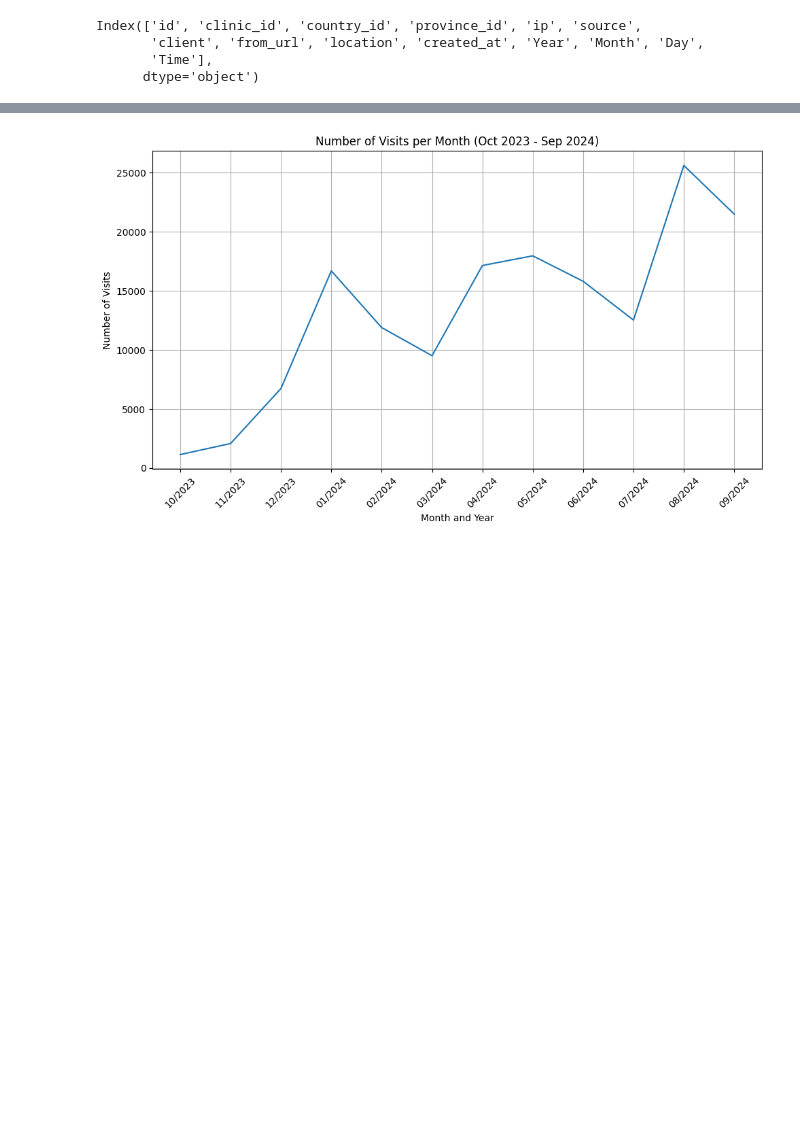
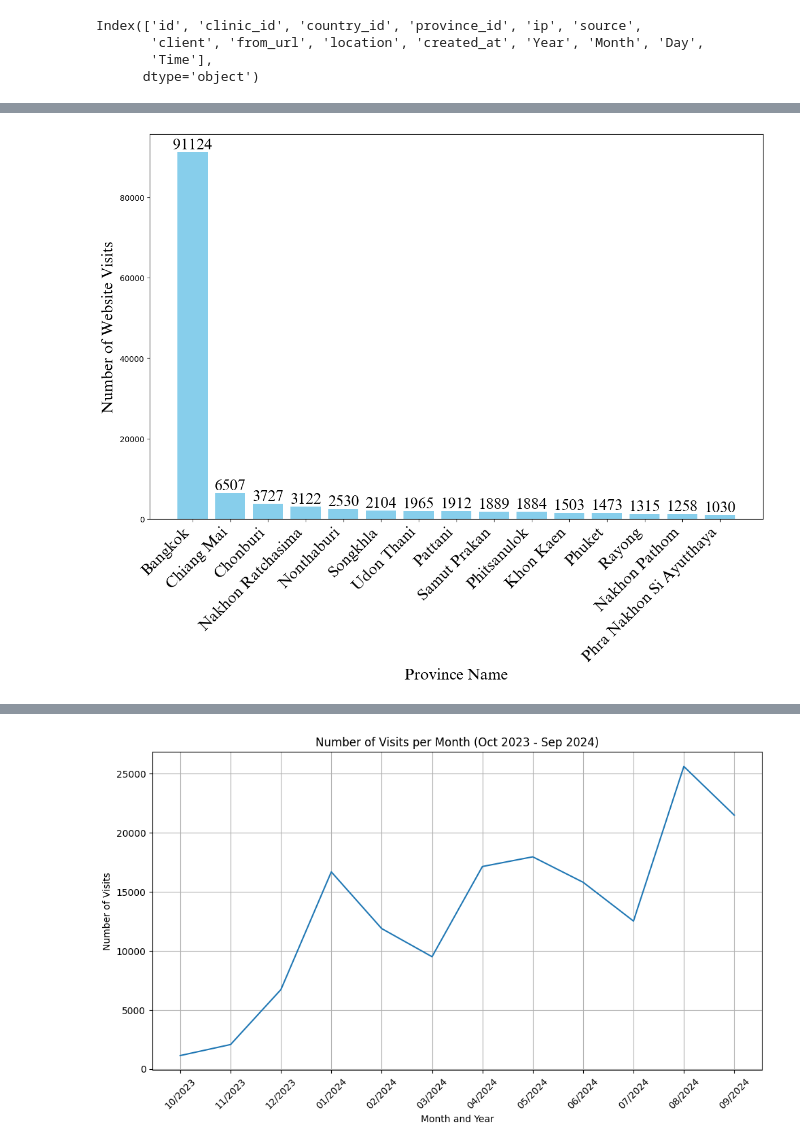
Before and after one commit to wtepsan/Analysis-of-HIV-Related-Services-in-a-Major-Thai-City, a Jupyter notebook: Analysis.ipynb, the cells around one changed output, grey strips where cells are left out. Cells and saved outputs as stored; diff of their text form; code cells hidden in the pictures; blank space fills up the shorter version.

```diff
--- a/Analysis.ipynb
+++ b/Analysis.ipynb
@@ -50,0 +131,6 @@ Index(['id', 'clinic_id', 'country_id', 'province_id', 'ip', 'source',
+# %%
+# Ensure 'Postal Code' is string
+visits_filtered_Thailand['Postal Code'] = visits_filtered_Thailand['Postal Code'].str.replace(" ", "", regex=True)
+
+# Map 'Postal Code' to 'Province' using the dictionary
+visits_filtered_Thailand['Province'] = visits_filtered_Thailand['Postal Code'].map(postal2province)
@@ -50,0 +148,14 @@ Index(['id', 'clinic_id', 'country_id', 'province_id', 'ip', 'source',
+# %%
+provinceThai2Eng = pd.read_csv("/content/ProvinceThai2Eng.csv")
+# %%
+provinceThai2EngDict = dict(zip(provinceThai2Eng['ProvinceThai'], provinceThai2Eng['ProvinceEng']))
+# %%
+# prompt: provinceThai2EngDict province_counts add 'ProvinceNameEng' to province_counts base on ThaiName
+
+province_counts = visits_filtered_Thailand['Province'].value_counts().reset_index()
+province_counts.columns = ['ProvinceThai', 'Count']
+
+# Add 'ProvinceNameEng' column based on 'ProvinceThai' using the dictionary
+province_counts['ProvinceNameEng'] = province_counts['ProvinceThai'].map(provinceThai2EngDict)
+
+province_counts
@@ -50,0 +176,37 @@ Index(['id', 'clinic_id', 'country_id', 'province_id', 'ip', 'source',
+# %%
+import pandas as pd
+import matplotlib.pyplot as plt
+from matplotlib.font_manager import FontProperties
+
+# Define custom font properties
+font_path = '/content/drive/MyDrive/Health Service Recommendations/Booking July 2024 /Data Analysis/Times New Roman/times new roman.ttf'
+font_prop = FontProperties(fname=font_path, size=20)  # Increased font size
+
+# Sample DataFrame (Ensure this exists in your actual dataset)
+# Replace this with your actual DataFrame
+# province_counts = pd.DataFrame({'ProvinceNameEng': ['Bangkok', 'Chiang Mai', 'Phuket'], 'Count': [100, 80, 60]})
+
+# Sort the DataFrame by 'Count' in descending order
+province_counts = province_counts.sort_values(by='Count', ascending=False)
+
+# Get the top 20 provinces
+top_provinces = province_counts.head(15)
+
+# Create the bar chart
+plt.figure(figsize=(12, 10))
+bars = plt.bar(top_provinces['ProvinceNameEng'], top_provinces['Count'], color='skyblue')
+
+plt.xlabel('Province Name', fontproperties=font_prop)
+plt.ylabel('Number of Website Visits', fontproperties=font_prop)
+# plt.title('Top 20 Provinces by Visit Count', fontproperties=font_prop)
+plt.xticks(rotation=45, ha='right', fontproperties=font_prop)  # Rotate x-axis labels
+
+# Add the count on top of each bar
+for bar in bars:
+    yval = bar.get_height()
+    plt.text(bar.get_x() + bar.get_width()/2, yval, int(yval), va='bottom', ha='center', fontproperties=font_prop)
+
+plt.tight_layout()
+plt.show()
+# %% [output]
+[figure, added]
```
Also changed, not shown: parts of 26 cells of this notebook, 4 other files.
